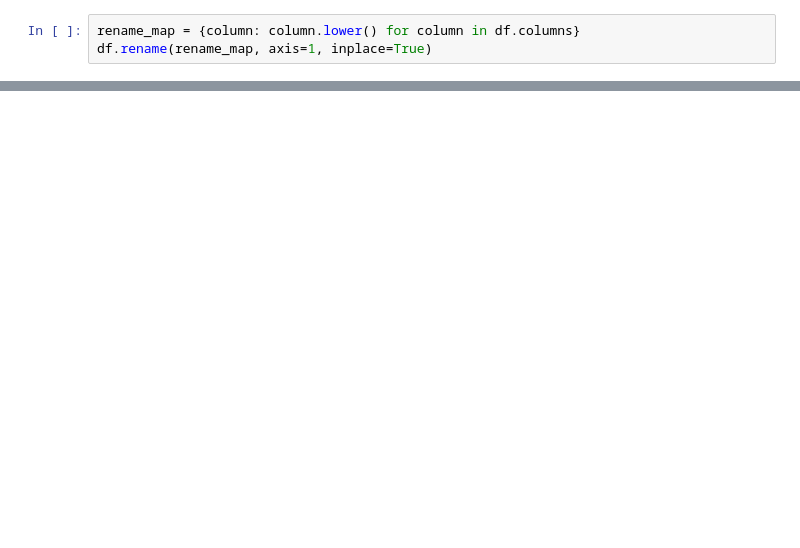
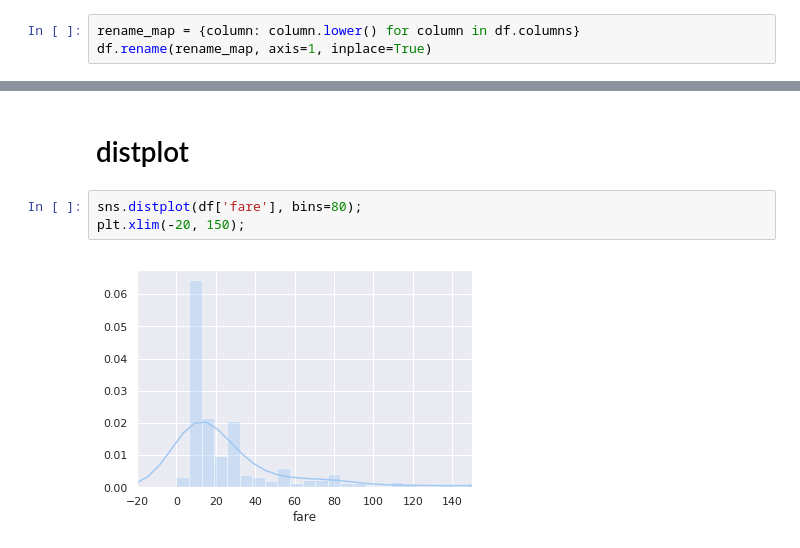
Before and after one commit to sdlm/titanic, a Jupyter notebook: titanic/kernel_2.ipynb, the cells around one changed output, grey strips where cells are left out. Saved outputs shown, nothing was run; the diff lists cells and outputs as text; blank space fills up the shorter version.

```diff
--- a/titanic/kernel_2.ipynb
+++ b/titanic/kernel_2.ipynb
@@ -24,0 +36,7 @@ Index(['passengerid', 'survived', 'pclass', 'name', 'sex', 'age', 'sibsp',
+# %% [markdown]
+# distplot
+# %%
+sns.distplot(df['fare'], bins=80);
+plt.xlim(-20, 150);
+# %% [output]
+[figure, added]
```
Also changed, not shown: parts of 7 cells of this notebook.
